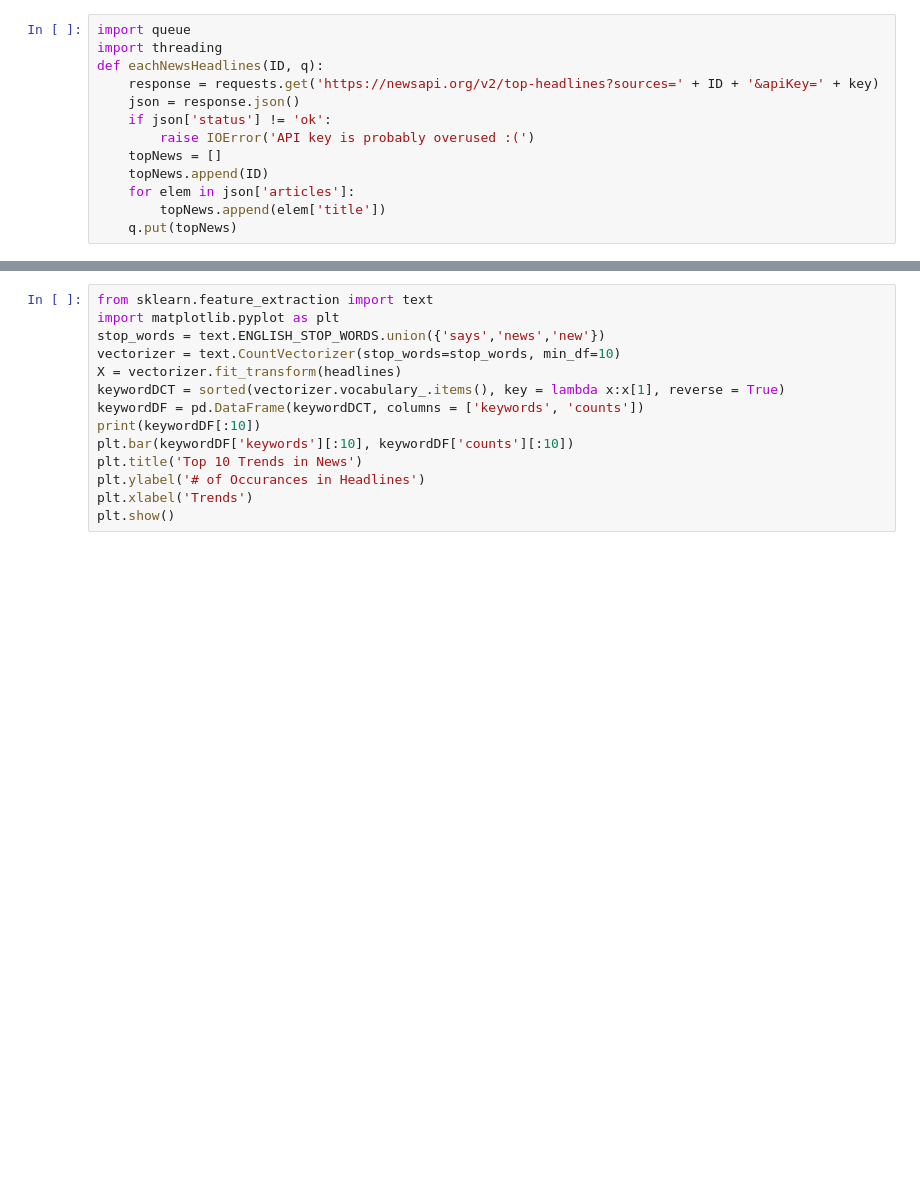
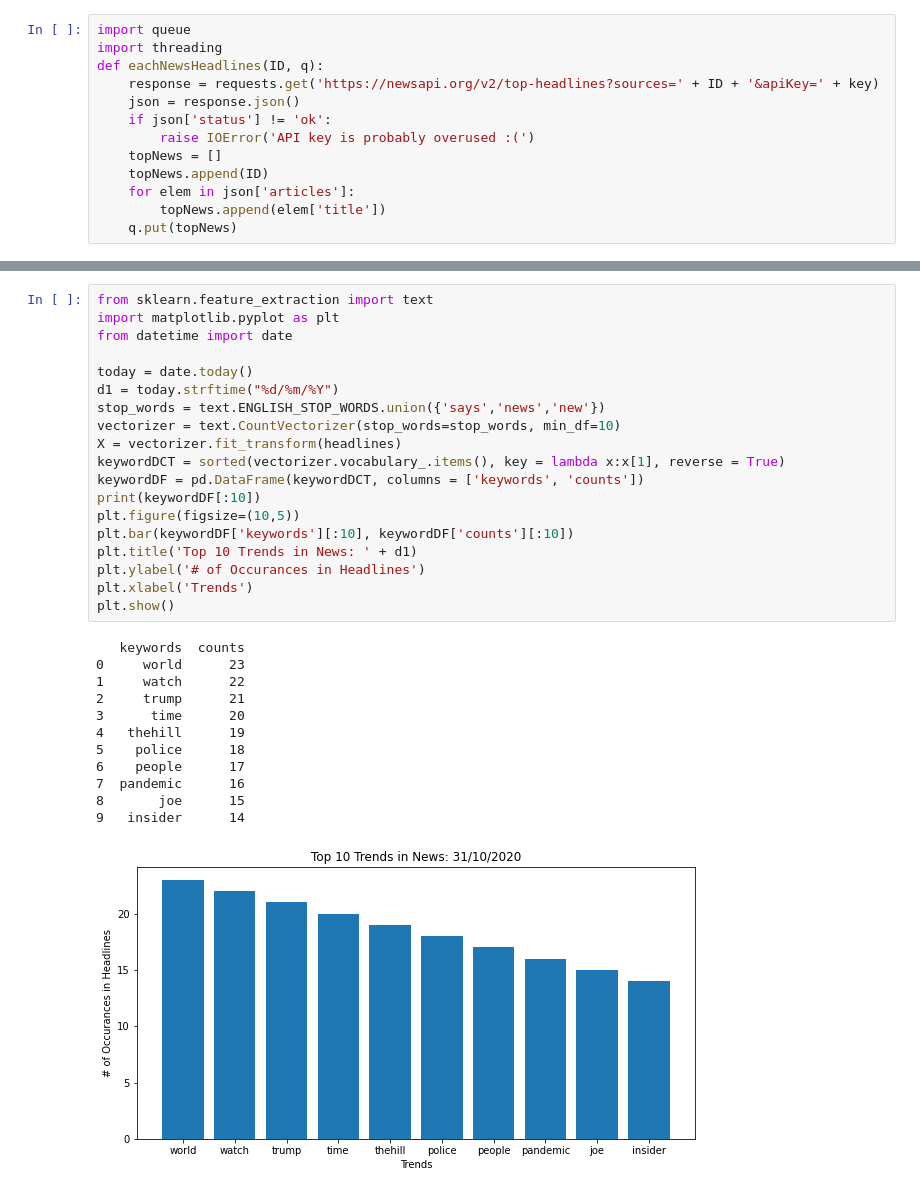
Before and after one commit to ykim879/whats.todays.trend, a Jupyter notebook: revised_news.ipynb, the cells around one changed output, grey strips where cells are left out. Drawn from its saved outputs; the diff is of its cells as text; blank space fills up the shorter version.

```diff
--- a/revised_news.ipynb
+++ b/revised_news.ipynb
@@ -44,14 +42,32 @@ KeyError: 'sources'
 # %%
 from sklearn.feature_extraction import text
 import matplotlib.pyplot as plt
+from datetime import date
+
+today = date.today()
+d1 = today.strftime("%d/%m/%Y")
 stop_words = text.ENGLISH_STOP_WORDS.union({'says','news','new'})
 vectorizer = text.CountVectorizer(stop_words=stop_words, min_df=10)
 X = vectorizer.fit_transform(headlines)
 keywordDCT = sorted(vectorizer.vocabulary_.items(), key = lambda x:x[1], reverse = True)
 keywordDF = pd.DataFrame(keywordDCT, columns = ['keywords', 'counts'])
 print(keywordDF[:10])
+plt.figure(figsize=(10,5))
 plt.bar(keywordDF['keywords'][:10], keywordDF['counts'][:10])
-plt.title('Top 10 Trends in News')
+plt.title('Top 10 Trends in News: ' + d1)
 plt.ylabel('# of Occurances in Headlines')
 plt.xlabel('Trends')
 plt.show()
+# %% [output]
+   keywords  counts
+0     world      23
+1     watch      22
+2     trump      21
+3      time      20
+4   thehill      19
+5    police      18
+6    people      17
+7  pandemic      16
+8       joe      15
+9   insider      14
+[figure, added]
```
Also changed, not shown: parts of 6 cells of this notebook, 3 other files.
